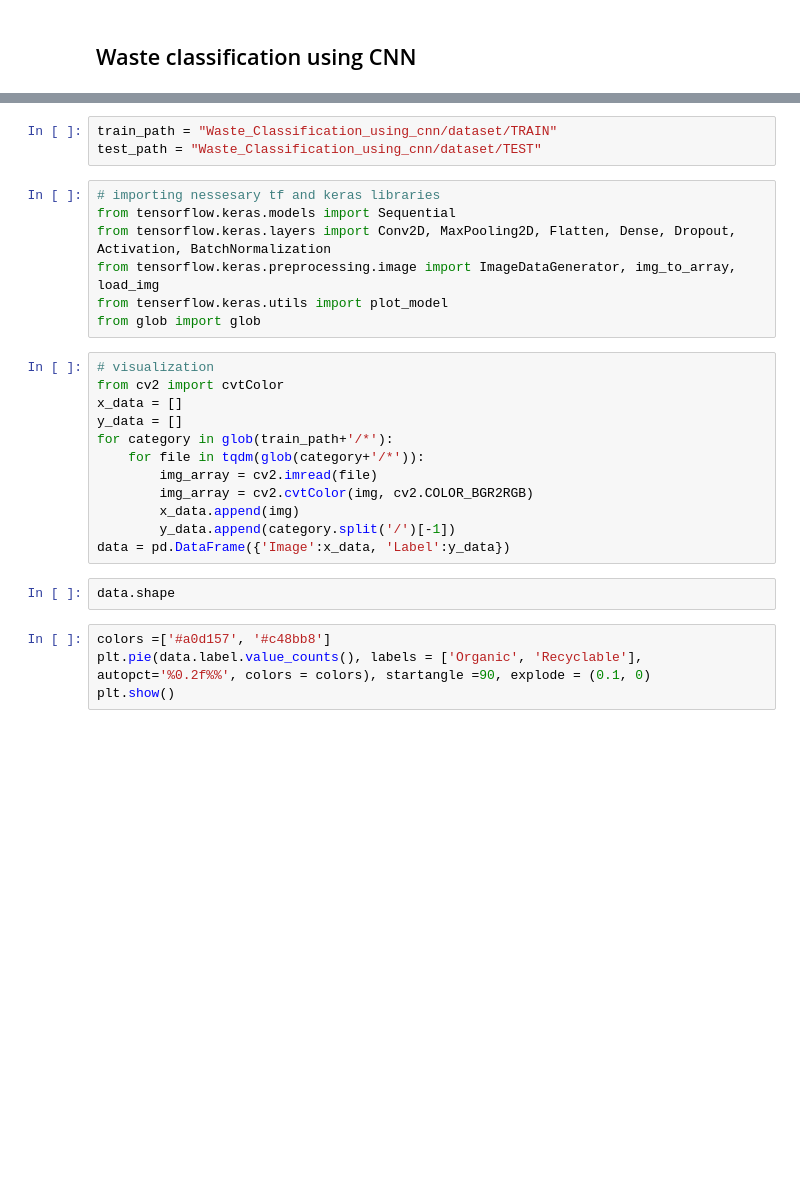
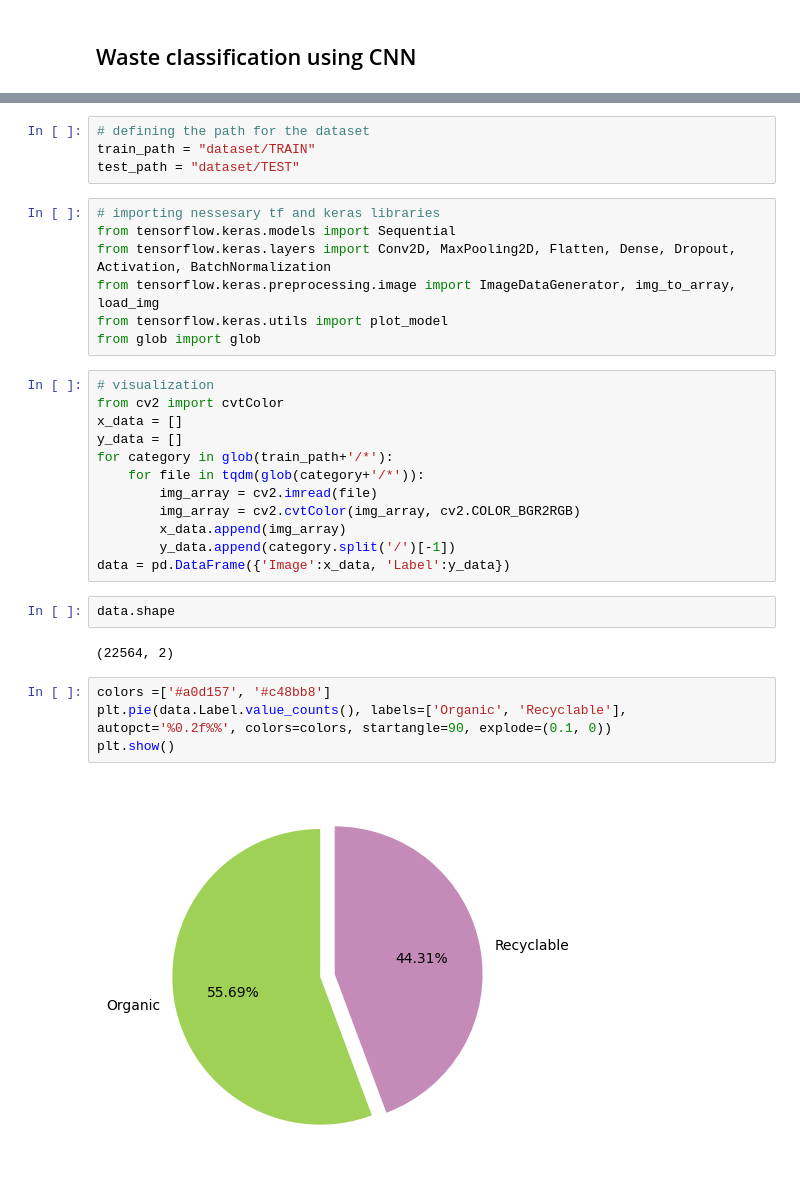
Before and after one commit to Ahmed-Rahil/Waste_Classification_using_cnn, a Jupyter notebook: wasteclassification.ipynb, the cells around one changed output, grey strips where cells are left out. Drawn from its saved outputs; the diff is of its cells as text; blank space fills up the shorter version.

```diff
--- a/wasteclassification.ipynb
+++ b/wasteclassification.ipynb
@@ -13,14 +14,15 @@ from tqdm import tqdm
 import warnings
 warnings.filterwarnings('ignore')
 # %%
-train_path = "Waste_Classification_using_cnn/dataset/TRAIN"
-test_path = "Waste_Classification_using_cnn/dataset/TEST"
+# defining the path for the dataset
+train_path = "dataset/TRAIN"
+test_path = "dataset/TEST"
 # %%
 # importing nessesary tf and keras libraries
 from tensorflow.keras.models import Sequential
 from tensorflow.keras.layers import Conv2D, MaxPooling2D, Flatten, Dense, Dropout, Activation, BatchNormalization
 from tensorflow.keras.preprocessing.image import ImageDataGenerator, img_to_array, load_img
-from tenserflow.keras.utils import plot_model
+from tensorflow.keras.utils import plot_model
 from glob import glob
 # %%
 # visualization
@@ -30,13 +32,17 @@ y_data = []
 for category in glob(train_path+'/*'):
     for file in tqdm(glob(category+'/*')):
         img_array = cv2.imread(file)
-        img_array = cv2.cvtColor(img, cv2.COLOR_BGR2RGB)
-        x_data.append(img)
+        img_array = cv2.cvtColor(img_array, cv2.COLOR_BGR2RGB)
+        x_data.append(img_array)
         y_data.append(category.split('/')[-1])
 data = pd.DataFrame({'Image':x_data, 'Label':y_data})
 # %%
 data.shape
+# %% [output]
+(22564, 2)
 # %%
 colors =['#a0d157', '#c48bb8']
-plt.pie(data.label.value_counts(), labels = ['Organic', 'Recyclable'], autopct='%0.2f%%', colors = colors), startangle =90, explode = (0.1, 0)
+plt.pie(data.Label.value_counts(), labels=['Organic', 'Recyclable'], autopct='%0.2f%%', colors=colors, startangle=90, explode=(0.1, 0))
 plt.show()
+# %% [output]
+[figure, added]
```
Also changed, not shown: parts of 11 cells of this notebook, 1 other file.
